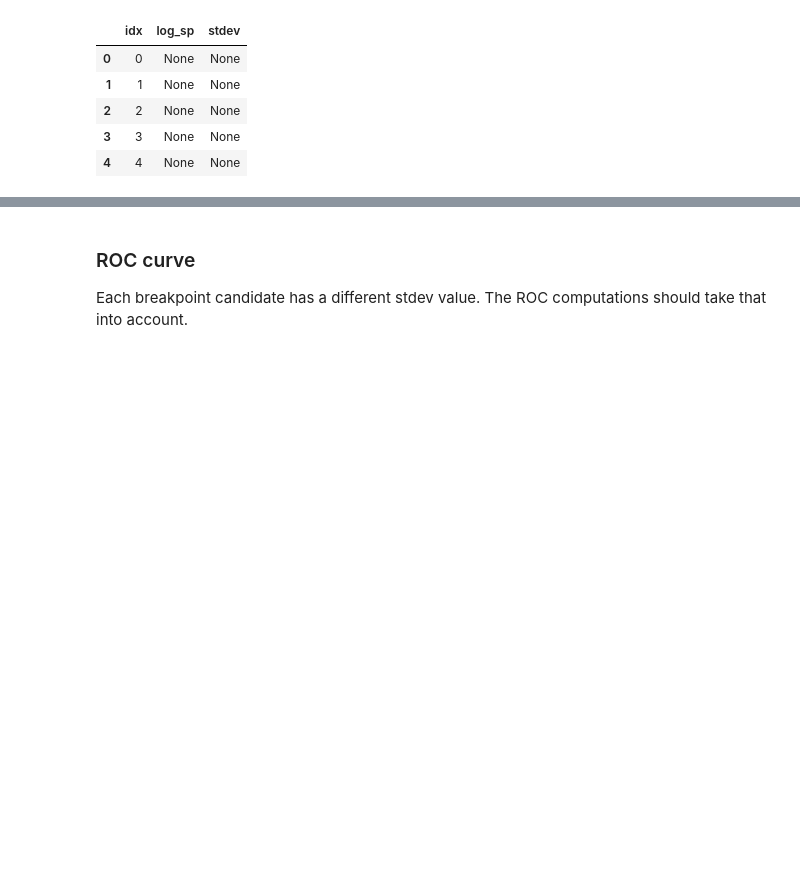
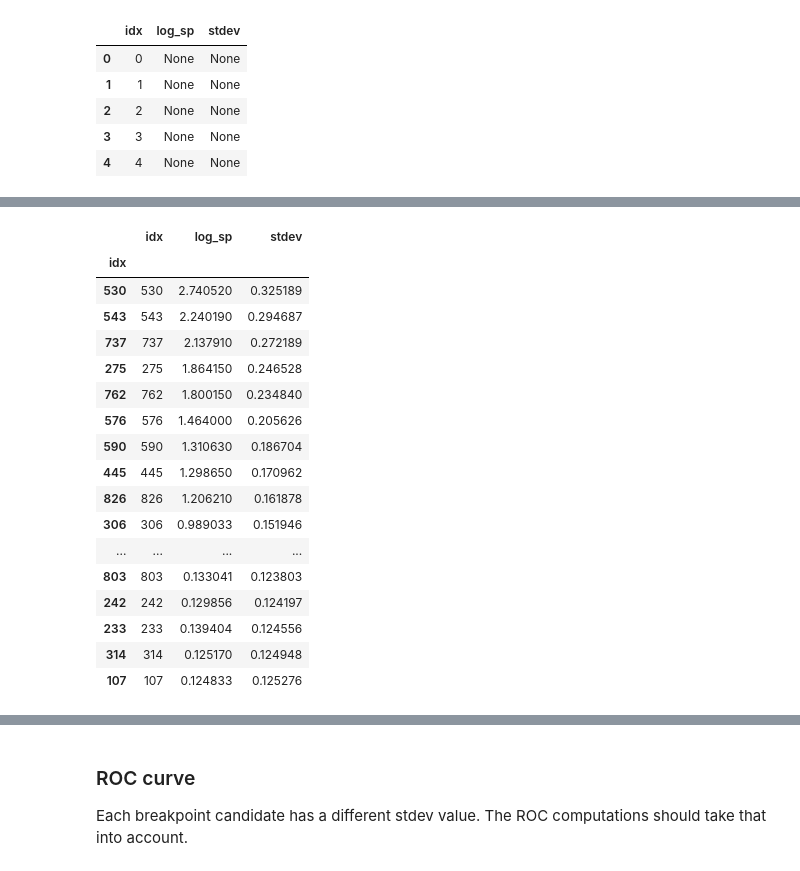
Before and after one commit to cbg-ethz/SCICoNE, a Jupyter notebook: notebooks/bp_classifier_roc/Breakpoint Classifier Performance.ipynb, the cells around one changed output, grey strips where cells are left out. Saved outputs shown, nothing was run; the diff lists cells and outputs as text; code cells hidden in the pictures; blank space fills up the shorter version.

```diff
--- a/notebooks/bp_classifier_roc/Breakpoint Classifier Performance.ipynb
+++ b/notebooks/bp_classifier_roc/Breakpoint Classifier Performance.ipynb
@@ -70,3 +94,24 @@ ground_truth
+# %%
+bps
+# %% [output]
+|  | idx | log_sp | stdev |
+| idx |  |  |  |
+| 530 | 530 | 2.740520 | 0.325189 |
+| 543 | 543 | 2.240190 | 0.294687 |
+| 737 | 737 | 2.137910 | 0.272189 |
+| 275 | 275 | 1.864150 | 0.246528 |
+| 762 | 762 | 1.800150 | 0.234840 |
+| 576 | 576 | 1.464000 | 0.205626 |
+| 590 | 590 | 1.310630 | 0.186704 |
+| 445 | 445 | 1.298650 | 0.170962 |
+| 826 | 826 | 1.206210 | 0.161878 |
+| 306 | 306 | 0.989033 | 0.151946 |
+| ... | ... | ... | ... |
+| 803 | 803 | 0.133041 | 0.123803 |
+| 242 | 242 | 0.129856 | 0.124197 |
+| 233 | 233 | 0.139404 | 0.124556 |
+| 314 | 314 | 0.125170 | 0.124948 |
+| 107 | 107 | 0.124833 | 0.125276 |
 # %%
 Counter((0.1*bps['log_sp'] - bps['stdev']).values > 0)
 # %% [output]
```
Also changed, not shown: parts of 11 cells of this notebook, 1 other file.
